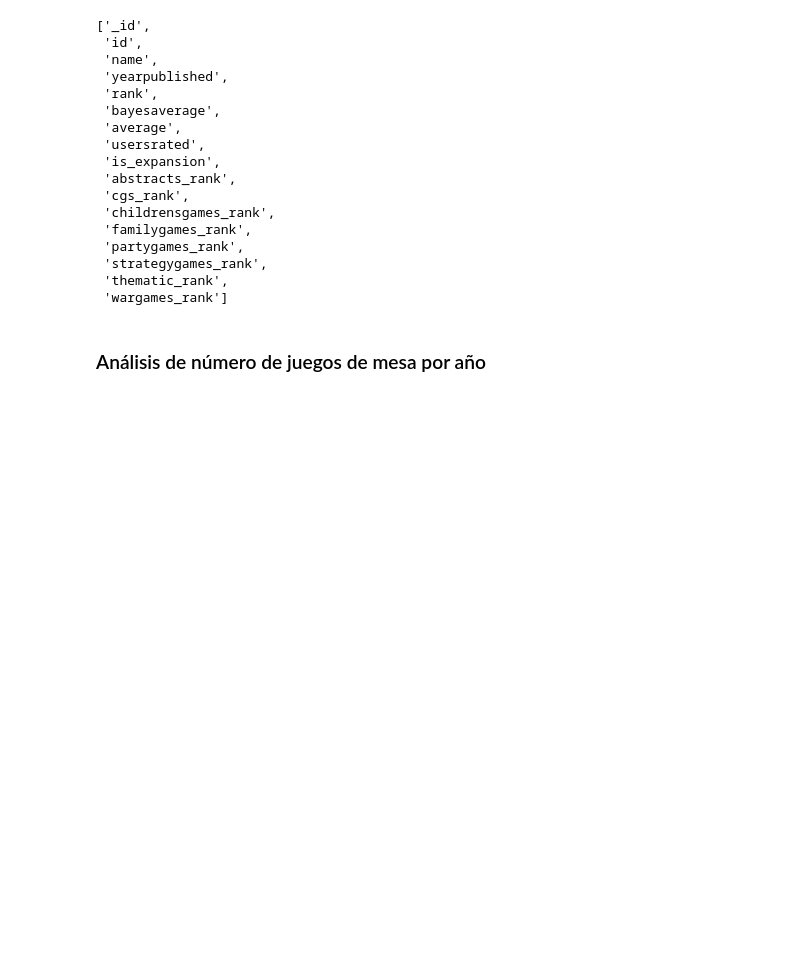
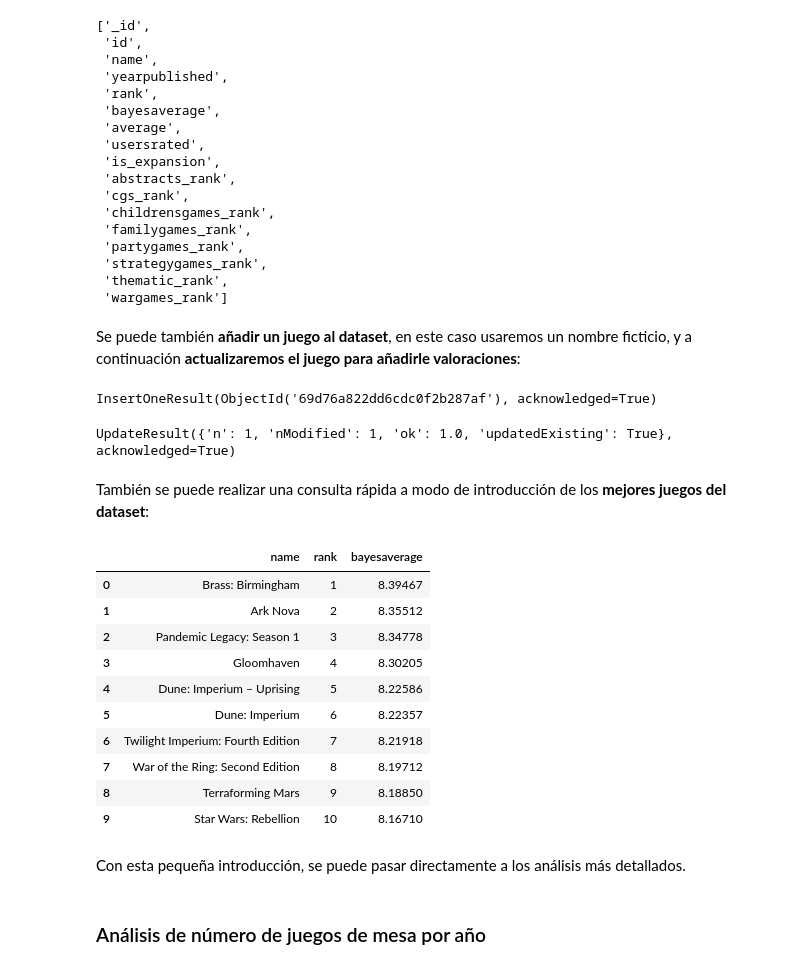
Before and after one commit to AlejandroRodriguezCervera/Analisis_Juegos_de_Mesa, a Jupyter notebook: Tarea_Final_BoardGames.ipynb, the cells around one changed output. Cells and saved outputs as stored; diff of their text form; code cells hidden in the pictures; blank space fills up the shorter version.

Commit message:
Adicción de pequeñas consultas en la introducción

```diff
--- a/Tarea_Final_BoardGames.ipynb
+++ b/Tarea_Final_BoardGames.ipynb
@@ -58,6 +58,49 @@ list(collection.find_one().keys())
  'strategygames_rank',
  'thematic_rank',
  'wargames_rank']
+# %% [markdown]
+Se puede también **añadir un juego al dataset**, en este caso usaremos un nombre ficticio, y a continuación **actualizaremos el juego para añadirle valoraciones**:
+# %%
+collection.insert_one({
+    "name": "MongoDB Game",
+    "yearpublished": 2025,
+    "rank": None,
+    "bayesaverage": 0,
+    "average": 0,
+    "usersrated": 0,
+    "is_expansion": False,
+})
+# %% [output]
+InsertOneResult(ObjectId('69d76a822dd6cdc0f2b287af'), acknowledged=True)
+# %%
+collection.update_one(
+    {"name": "MongoDB Game"},
+    {"$set": {"average": 7.5, "usersrated": 100}}
+)
+# %% [output]
+UpdateResult({'n': 1, 'nModified': 1, 'ok': 1.0, 'updatedExisting': True}, acknowledged=True)
+# %% [markdown]
+También se puede realizar una consulta rápida a modo de introducción de los **mejores juegos del dataset**:
+# %%
+result = list(collection.find(
+    {"rank": {"$gte": 1, "$lte": 10}},
+    {"_id": 0, "name": 1, "rank": 1, "bayesaverage": 1}
+).sort("rank", 1))
+pd.DataFrame(result)
+# %% [output]
+|  | name | rank | bayesaverage |
+| 0 | Brass: Birmingham | 1 | 8.39467 |
+| 1 | Ark Nova | 2 | 8.35512 |
+| 2 | Pandemic Legacy: Season 1 | 3 | 8.34778 |
+| 3 | Gloomhaven | 4 | 8.30205 |
+| 4 | Dune: Imperium – Uprising | 5 | 8.22586 |
+| 5 | Dune: Imperium | 6 | 8.22357 |
+| 6 | Twilight Imperium: Fourth Edition | 7 | 8.21918 |
+| 7 | War of the Ring: Second Edition | 8 | 8.19712 |
+| 8 | Terraforming Mars | 9 | 8.18850 |
+| 9 | Star Wars: Rebellion | 10 | 8.16710 |
+# %% [markdown]
+Con esta pequeña introducción, se puede pasar directamente a los análisis más detallados.
 # %% [markdown]
 ### Análisis de número de juegos de mesa por año
 # %% [markdown]
```
Also changed, not shown: parts of 2 cells of this notebook.
